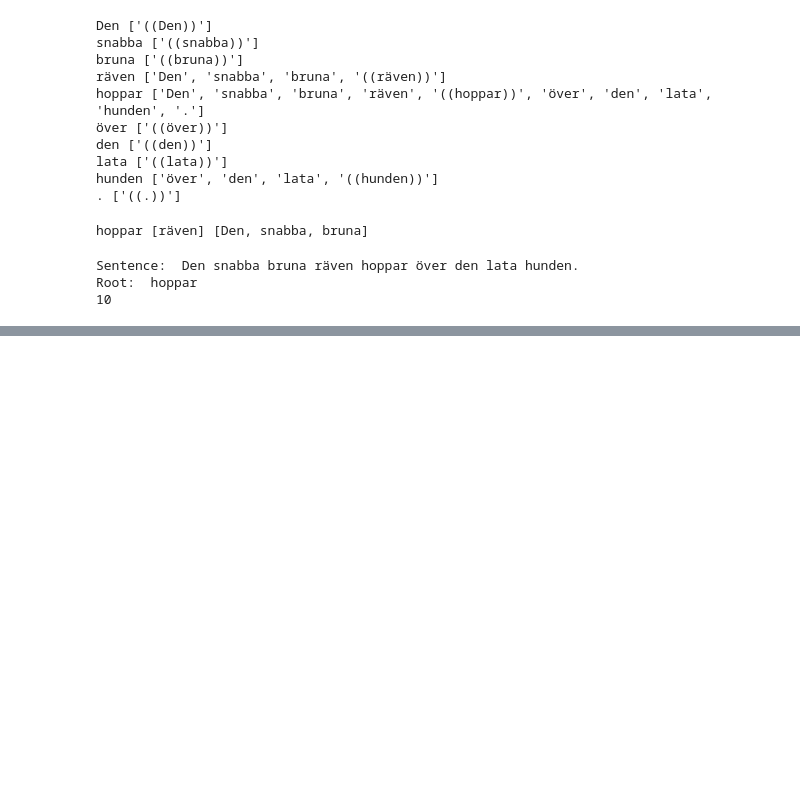
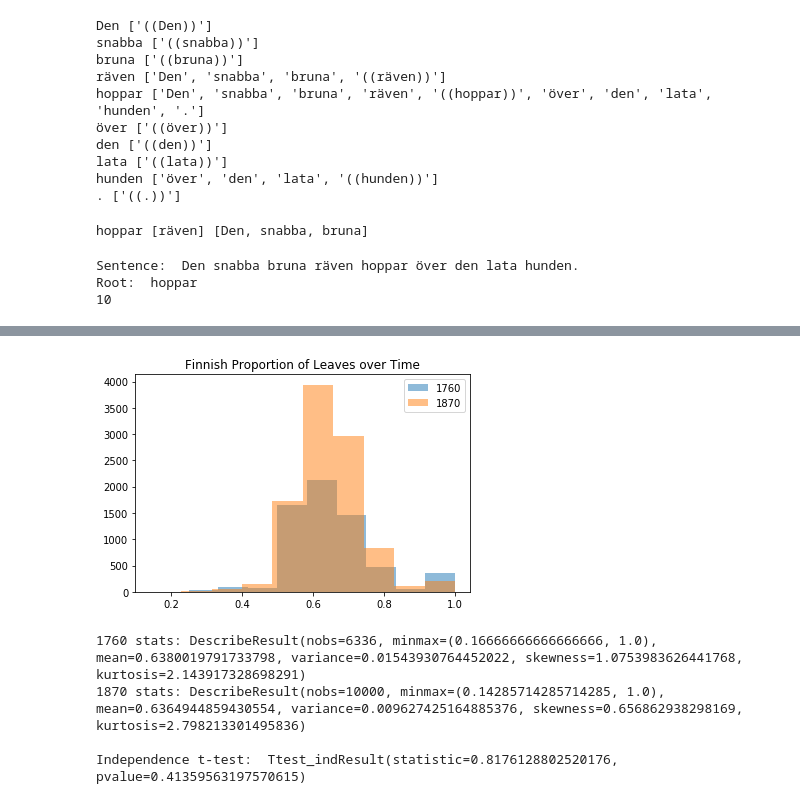
Before and after one commit to linnealovespie/scandinavian-languages, a Jupyter notebook: Dependencies.ipynb, the cells around one changed output, grey strips where cells are left out. Cells and saved outputs as stored; diff of their text form; code cells hidden in the pictures; blank space fills up the shorter version.

```diff
--- a/Dependencies.ipynb
+++ b/Dependencies.ipynb
@@ -161,0 +225,15 @@ def sentenceLength(doc):
+# %%
+# Look at depth evoluion across Finnish over time
+file_path = os.path.join("/share/magpie/datasets/Swedish", "klk-sv-1771-1879-vrt", "klk-sv-1782.vrt")
+lengthsFinOld = traverseFin(file_path, numLeafs, True)
+
+file_path = os.path.join("/share/magpie/datasets/Swedish", "klk-sv-1771-1879-vrt", "klk-sv-1870.vrt")
+lengthsFinNew = traverseFin(file_path, numLeafs, True)
+
+showResults(lengthsFinOld, lengthsFinNew, "1760", "1870", "Finnish Proportion of Leaves over Time")
+# %% [output]
+[figure, added]
+1760 stats: DescribeResult(nobs=6336, minmax=(0.16666666666666666, 1.0), mean=0.6380019791733798, variance=0.01543930764452022, skewness=1.0753983626441768, kurtosis=2.143917328698291)
+1870 stats: DescribeResult(nobs=10000, minmax=(0.14285714285714285, 1.0), mean=0.6364944859430554, variance=0.009627425164885376, skewness=0.656862938298169, kurtosis=2.798213301495836)
+
+Independence t-test:  Ttest_indResult(statistic=0.8176128802520176, pvalue=0.41359563197570615)
```
Also changed, not shown: parts of 18 cells of this notebook.
